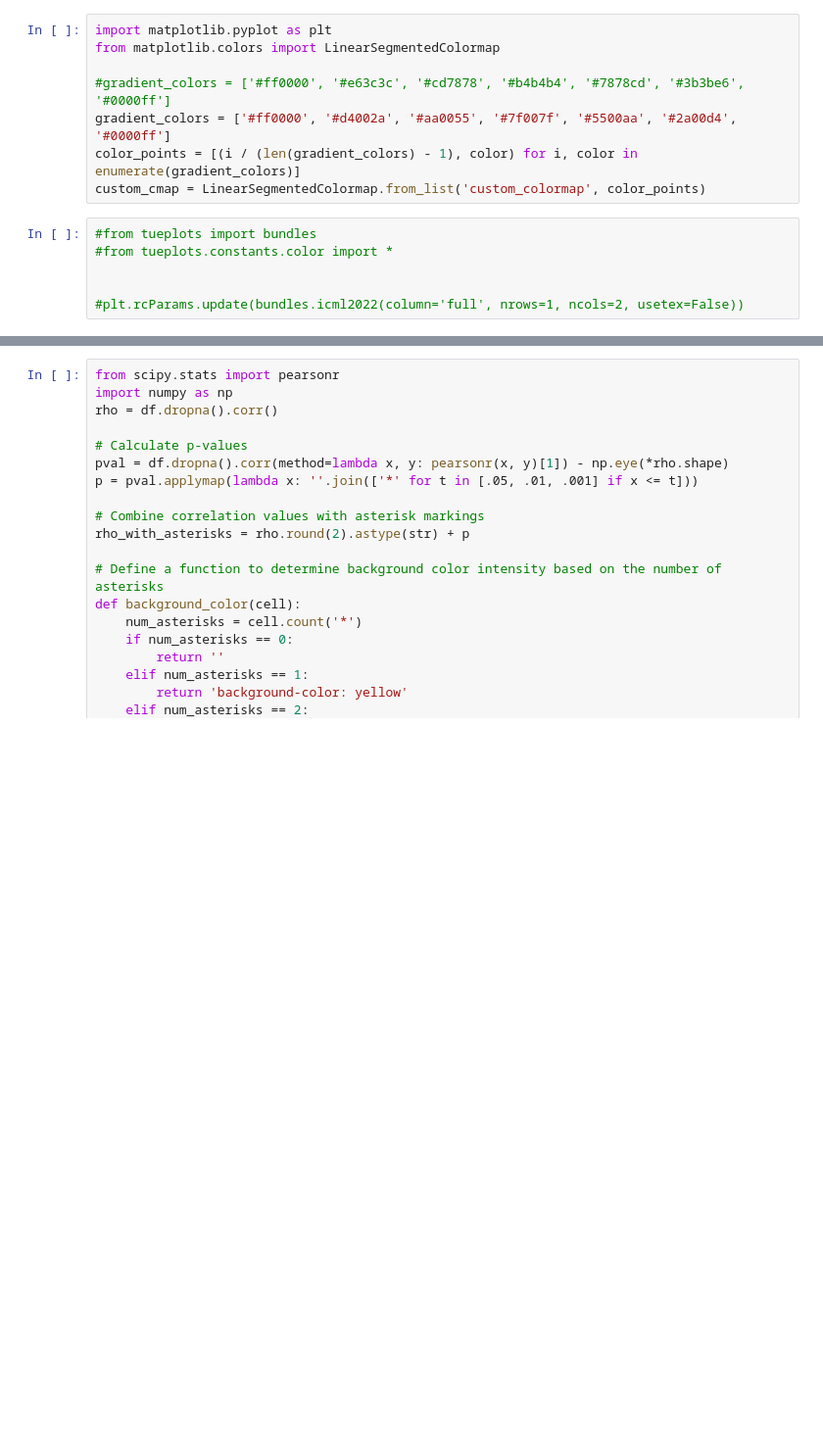
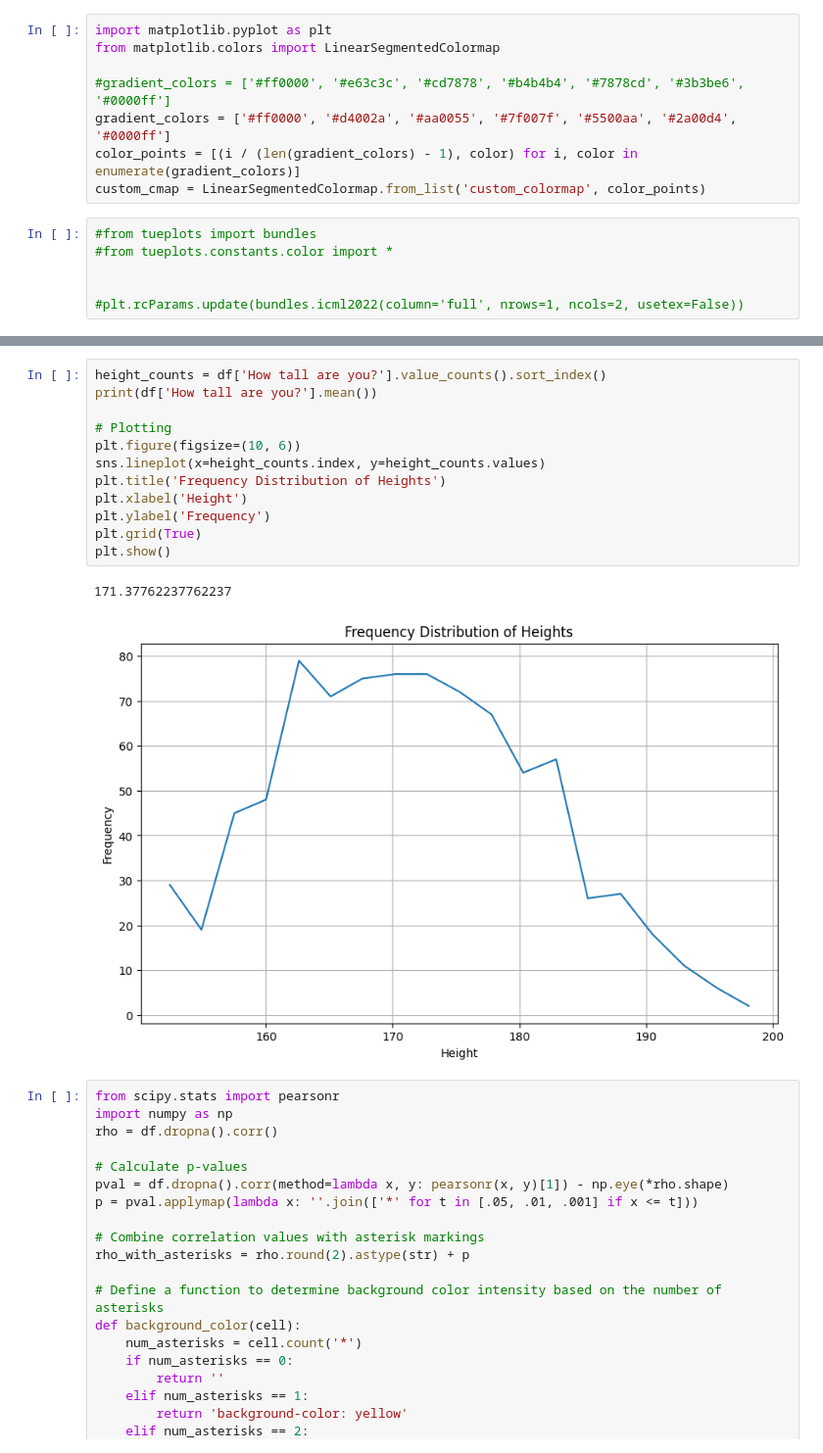
Before and after one commit to mloenker/flying-etiquette-data-lit, a Jupyter notebook: exp/data_visualisation.ipynb, the cells around one changed output, grey strips where cells are left out. Shown at 98% size. Cells and saved outputs as stored; diff of their text form; blank space fills up the shorter version.

```diff
--- a/exp/data_visualisation.ipynb
+++ b/exp/data_visualisation.ipynb
@@ -169,3 +183,18 @@ plt.show()
+# %%
+height_counts = df['How tall are you?'].value_counts().sort_index()
+print(df['How tall are you?'].mean())
+
+# Plotting
+plt.figure(figsize=(10, 6))
+sns.lineplot(x=height_counts.index, y=height_counts.values)
+plt.title('Frequency Distribution of Heights')
+plt.xlabel('Height')
+plt.ylabel('Frequency')
+plt.grid(True)
+plt.show()
+# %% [output]
+171.37762237762237
+[figure, added]
 # %%
 from scipy.stats import pearsonr
 import numpy as np
```
Also changed, not shown: parts of 7 cells of this notebook, 8 other files.
